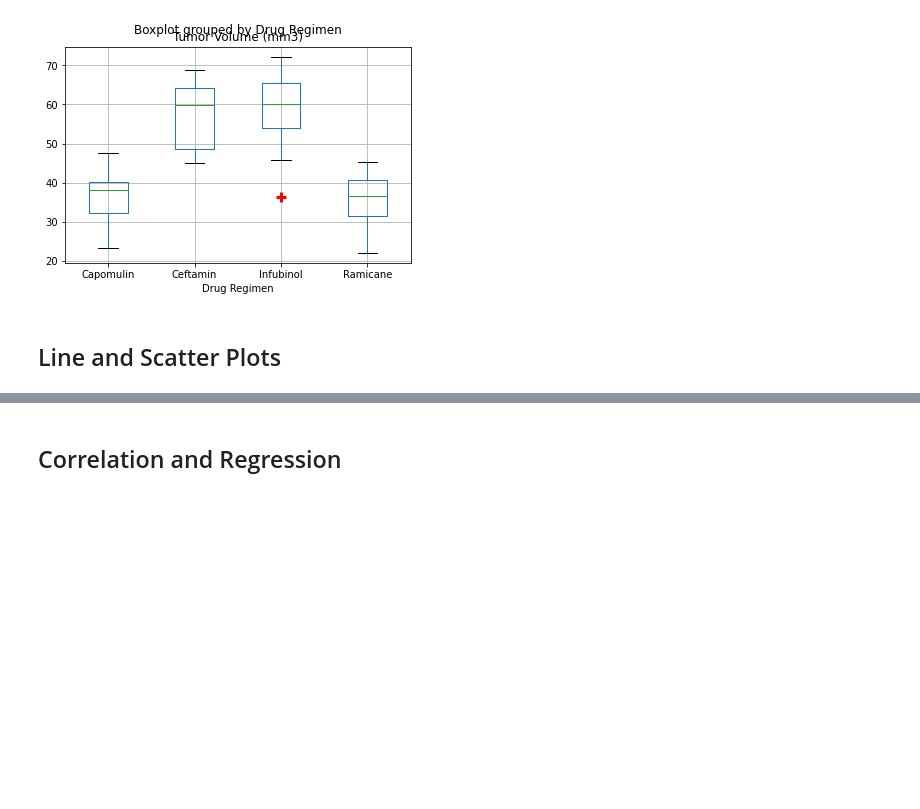
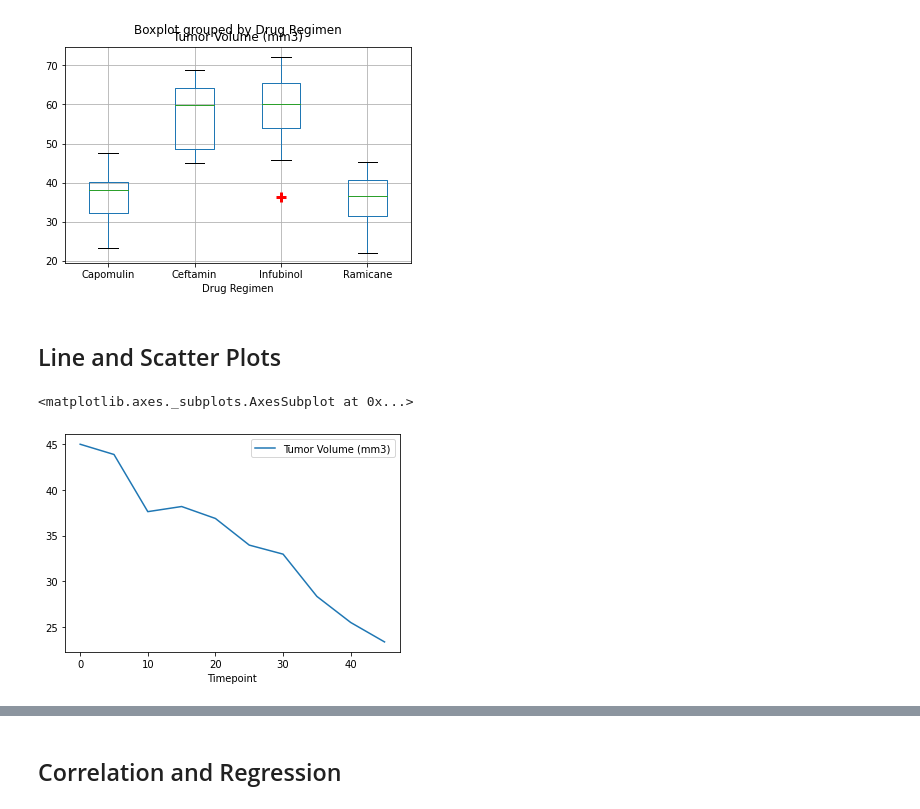
Before and after one commit to engeljason/matplotlib_playground, a Jupyter notebook: Pymaceuticals/pymaceuticals.ipynb, the cells around one changed output, grey strips where cells are left out. Saved outputs shown, nothing was run; the diff lists cells and outputs as text; code cells hidden in the pictures; blank space fills up the shorter version.

```diff
--- a/Pymaceuticals/pymaceuticals.ipynb
+++ b/Pymaceuticals/pymaceuticals.ipynb
@@ -159,5 +159,11 @@ tumor_v_df.boxplot(column = "Tumor Volume (mm3)", by = "Drug Regimen", flierprop
 ## Line and Scatter Plots
 # %%
 # Generate a line plot of tumor volume vs. time point for a mouse treated with Capomulin
+
+cap_mouse = combined_df[combined_df["Drug Regimen"] == "Capomulin"].iloc[0]["Mouse ID"]
+combined_df[combined_df["Mouse ID"] == cap_mouse].plot(x = "Timepoint", y = "Tumor Volume (mm3)")
+# %% [output]
+<matplotlib.axes._subplots.AxesSubplot at 0x...>
+[figure, added]
 # %%
 # Generate a scatter plot of average tumor volume vs. mouse weight for the Capomulin regimen
```
Also changed, not shown: parts of 1 cell of this notebook.
